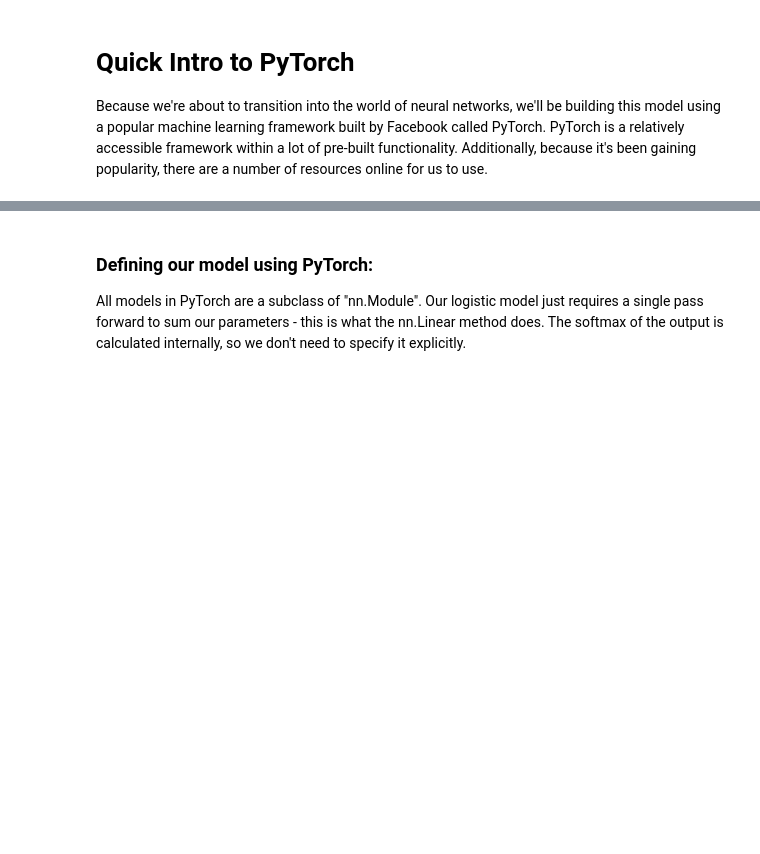
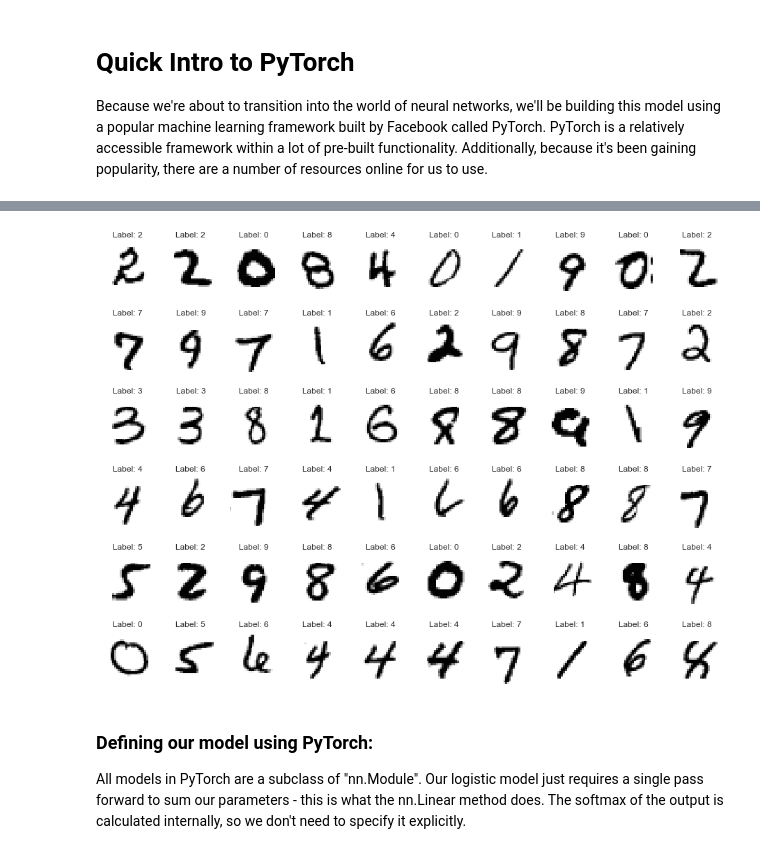
Before and after one commit to socratictreason/Data_Science_Bootcamp, a Jupyter notebook: Week Five/logistic_regression_neural_nets.ipynb, the cells around one changed output, grey strips where cells are left out. Saved outputs shown, nothing was run; the diff lists cells and outputs as text; code cells hidden in the pictures; blank space fills up the shorter version.

```diff
--- a/Week Five/logistic_regression_neural_nets.ipynb
+++ b/Week Five/logistic_regression_neural_nets.ipynb
@@ -267,6 +268,22 @@ train_loader = torch.utils.data.DataLoader(dataset=train_dataset,
 test_loader = torch.utils.data.DataLoader(dataset=test_dataset,
                                          batch_size=batch_size,
                                          shuffle=False)
+# %%
+def view_images(images, labels, num_images):
+    figure = plt.figure(figsize=(16,12))
+    for index in range(1, num_images + 1):
+        ax = plt.subplot(6, 10, index)
+        label = labels[index].item()
+        ax.set_title('Label: ' + str(label))
+        plt.axis('off')
+        plt.imshow(images[index].numpy().squeeze(), cmap='gray_r')
+    plt.show()
+
+# Plot an example:
+images, labels = iter(train_loader).next()
+view_images(images, labels, num_images=60)
+# %% [output]
+[figure, added]
 # %% [markdown]
 ### Defining our model using PyTorch:
 
```
Also changed, not shown: parts of 27 cells of this notebook.
